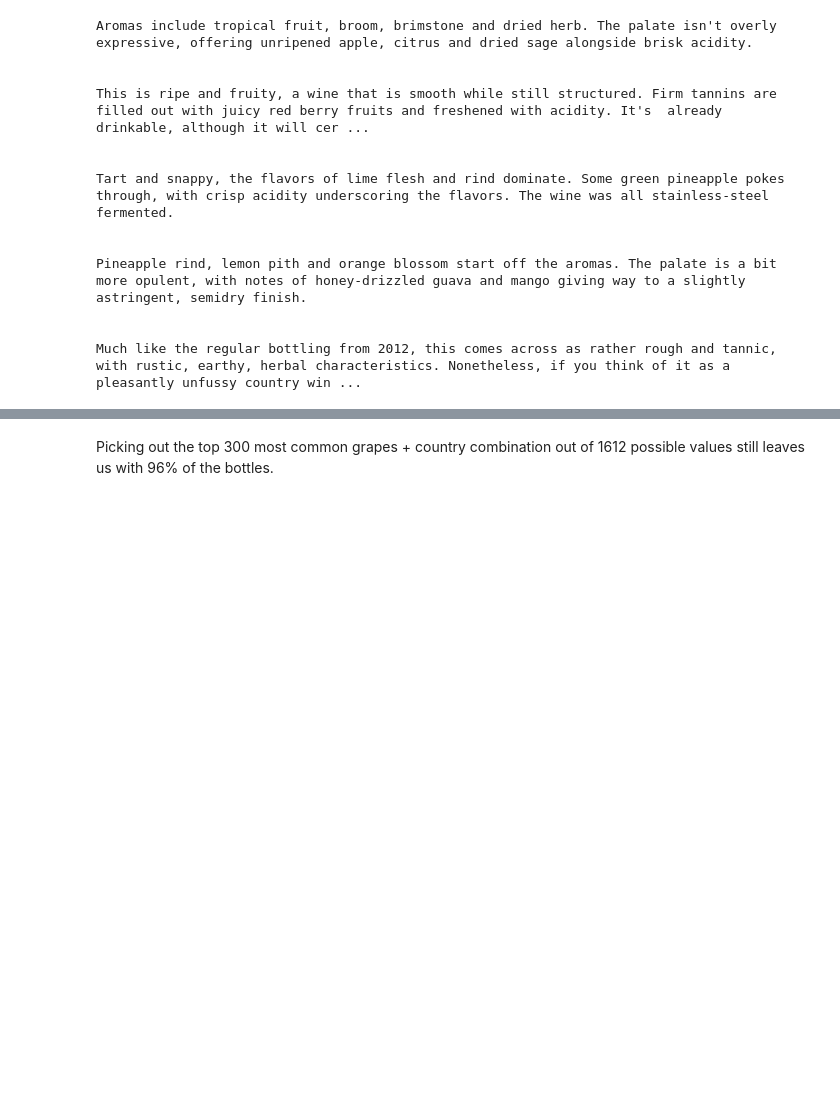
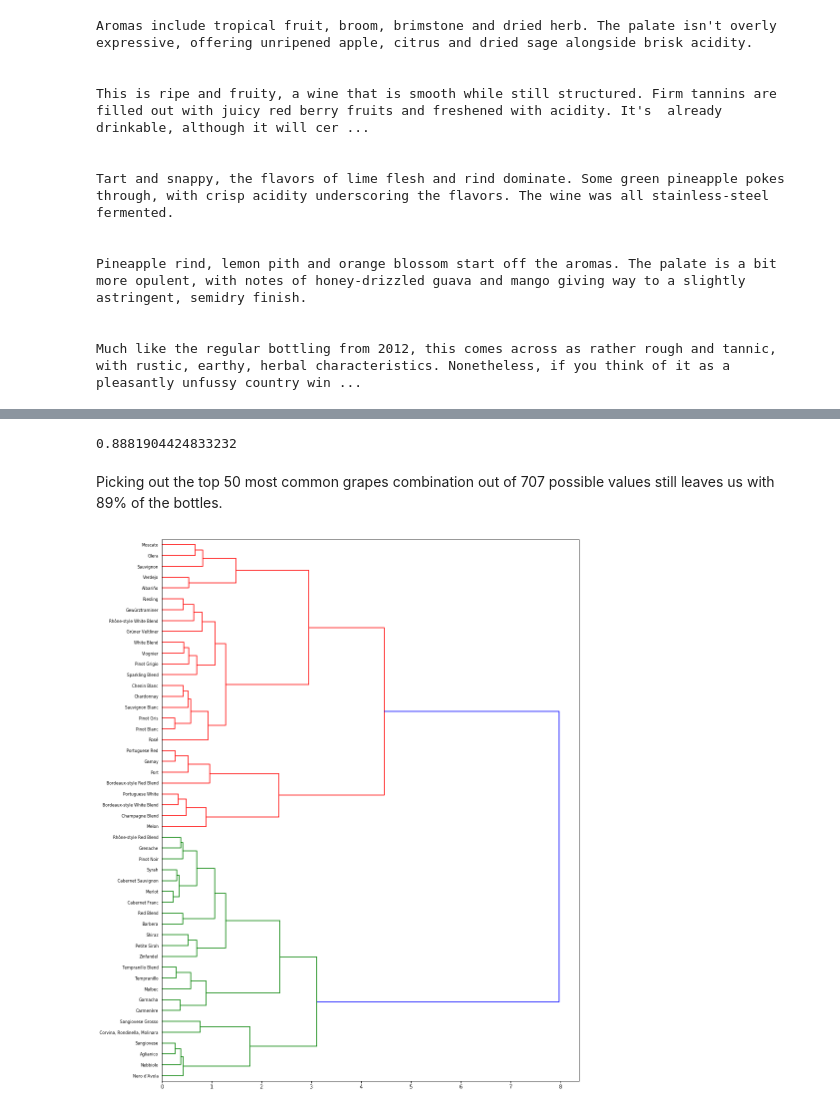
Before and after one commit to nh273/davinci, a Jupyter notebook: Wine/Wines.ipynb, the cells around one changed output, grey strips where cells are left out. Drawn from its saved outputs; the diff is of its cells as text; code cells hidden in the pictures; blank space fills up the shorter version.

```diff
--- a/Wine/Wines.ipynb
+++ b/Wine/Wines.ipynb
@@ -212,2 +247,2 @@ tfidf = TfidfVectorizer(lowercase=False, tokenizer=clean_tokenizer, token_patter
 # %%
-%cache tfidf_matrix = tfidf.fit_transform(varietal_df['description'])
+tfidf_matrix = tfidf.fit_transform(varietal_df['description'])
@@ -281,0 +334,2 @@ top = df[df['country'].isin(top_grape_country['country']) & df['varietal'].isin(
+# %%
+top_id = varietal_df[varietal_df['varietal'].isin(top_grape['varietal'])].index
@@ -282,2 +340,4 @@ top = df[df['country'].isin(top_grape_country['country']) & df['varietal'].isin(
 # %%
-len(top)/len(df)
+len(df[df['varietal'].isin(top_grape['varietal'])])/len(df)
+# %% [output]
+0.8881904424833232
@@ -286,4 +344,15 @@ len(df.groupby(by='country')['varietal'].value_counts())
 # %% [markdown]
-Picking out the top 300 most common grapes + country combination out of 1612 possible values still leaves us with 96% of the bottles.
+Picking out the top 50 most common grapes combination out of 707 possible values still leaves us with 89% of the bottles.
+# %%
+top_varietals = varietal_df.iloc[top_id]['varietal'].values
+# %%
+top_tfidf_matrix = tfidf_matrix[top_id]
+# %%
+dist = 1 - cosine_similarity(top_tfidf_matrix)
+linkage_matrix = ward(dist)
+fig, ax = plt.subplots(figsize=(15, 20)) # set size
+ax = dendrogram(linkage_matrix, orientation="right", labels=top_varietals)
+# %% [output]
+[figure, added]
 # %%
 varietal_df = varietal_group.agg({'points':'median','price':'median','tokenized_desc':'sum'})
```
Also changed, not shown: parts of 18 cells of this notebook.
